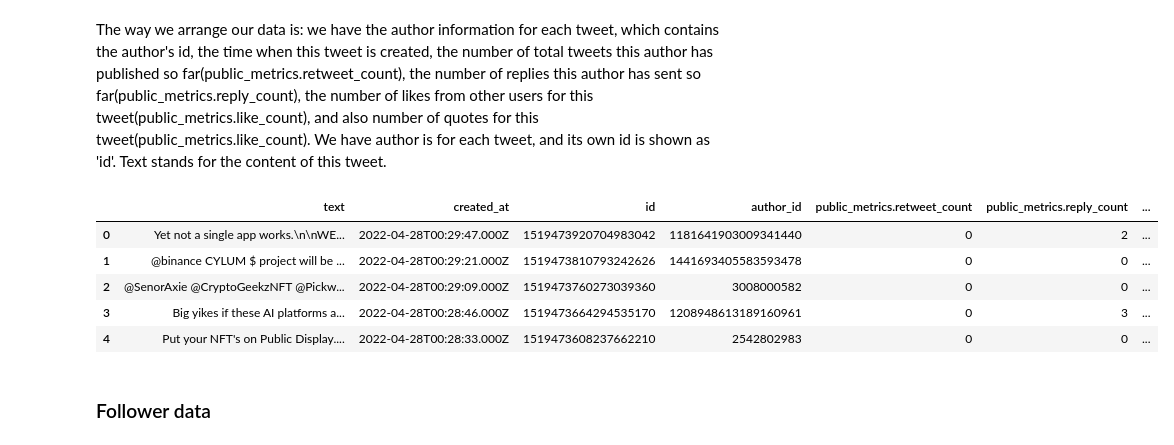
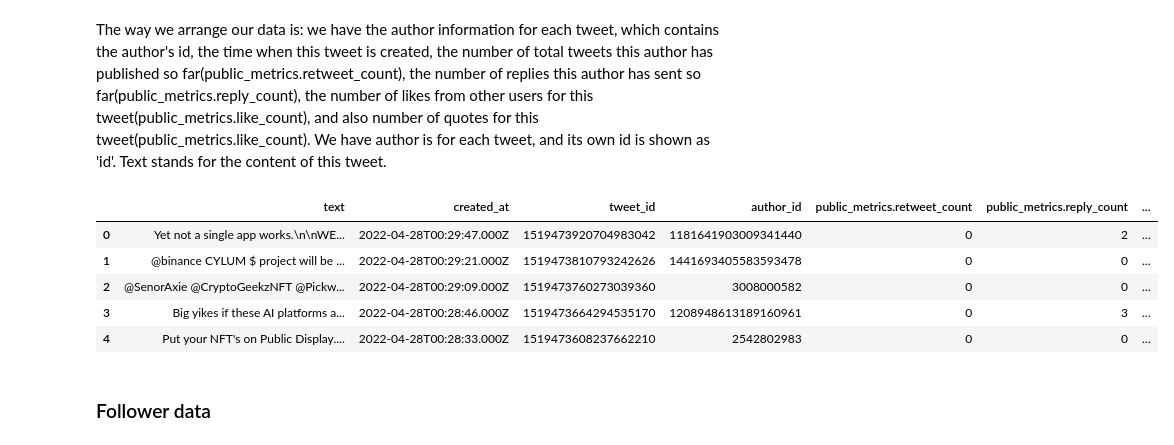
Before and after one commit to NicoleeC/BAD_CS294-196_FinalProject, a Jupyter notebook: Data_preprocessing.ipynb, the cells around one changed output. Drawn from its saved outputs; the diff is of its cells as text; code cells hidden in the pictures.

```diff
--- a/Data_preprocessing.ipynb
+++ b/Data_preprocessing.ipynb
@@ -44,9 +44,10 @@ The way we arrange our data is: we have the author information for each tweet, w
 # %%
 author_data = pd.json_normalize(data,record_path = ['data'])
 author_data.drop(columns=['geo.place_id','geo.coordinates.type','geo.coordinates.coordinates'],inplace=True)
+author_data.rename(columns={"id":"tweet_id"}, inplace=True)
 author_data.head()
 # %% [output]
-|  | text | created_at | id | author_id | public_metrics.retweet_count | public_metrics.reply_count | ... |
+|  | text | created_at | tweet_id | author_id | public_metrics.retweet_count | public_metrics.reply_count | ... |
 | 0 | Yet not a single app works.\n\nWE... | 2022-04-28T00:29:47.000Z | 1519473920704983042 | 1181641903009341440 | 0 | 2 | ... |
 | 1 | @binance CYLUM $ project will be ... | 2022-04-28T00:29:21.000Z | 1519473810793242626 | 1441693405583593478 | 0 | 0 | ... |
 | 2 | @SenorAxie @CryptoGeekzNFT @Pickw... | 2022-04-28T00:29:09.000Z | 1519473760273039360 | 3008000582 | 0 | 0 | ... |
```
Also changed, not shown: parts of 10 cells of this notebook.
